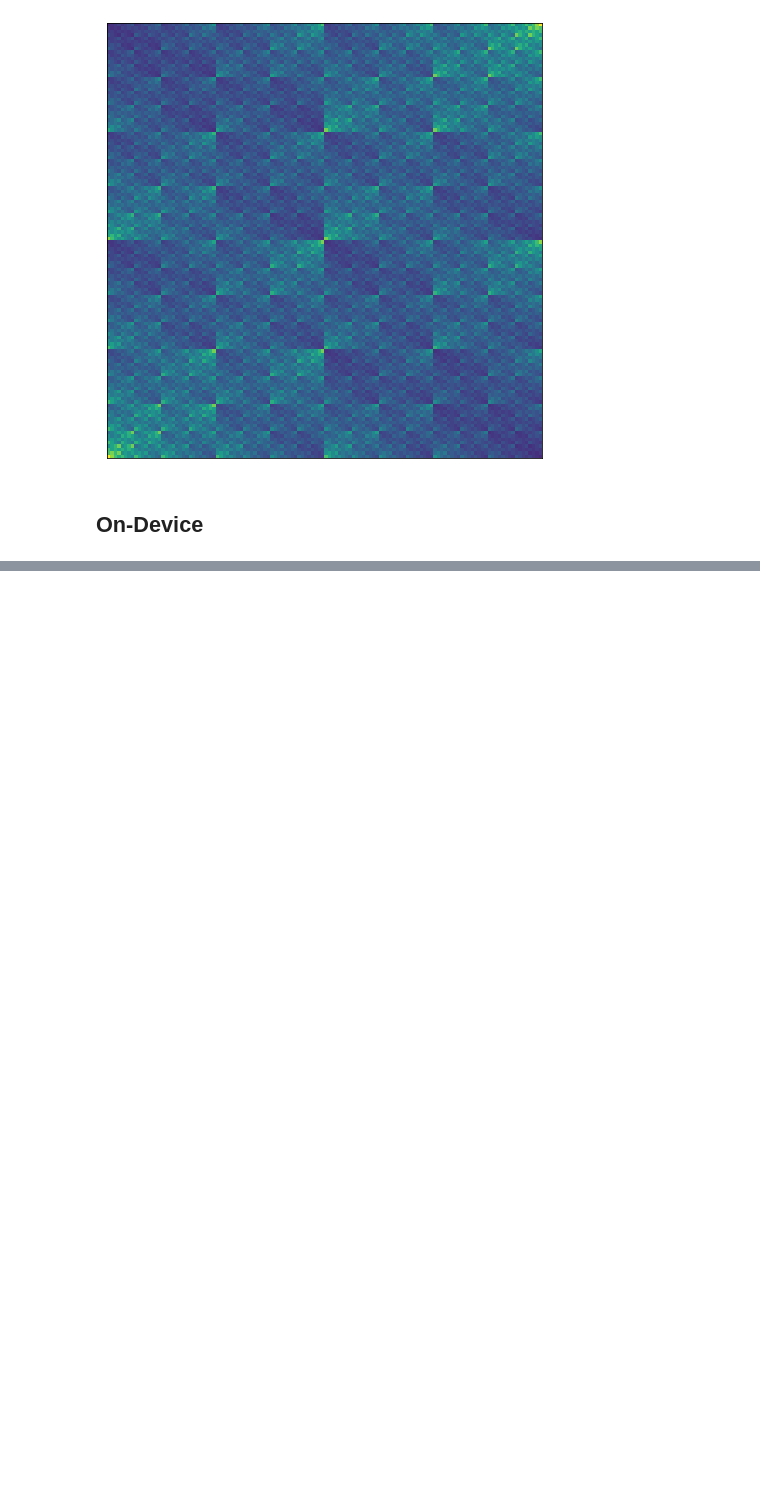
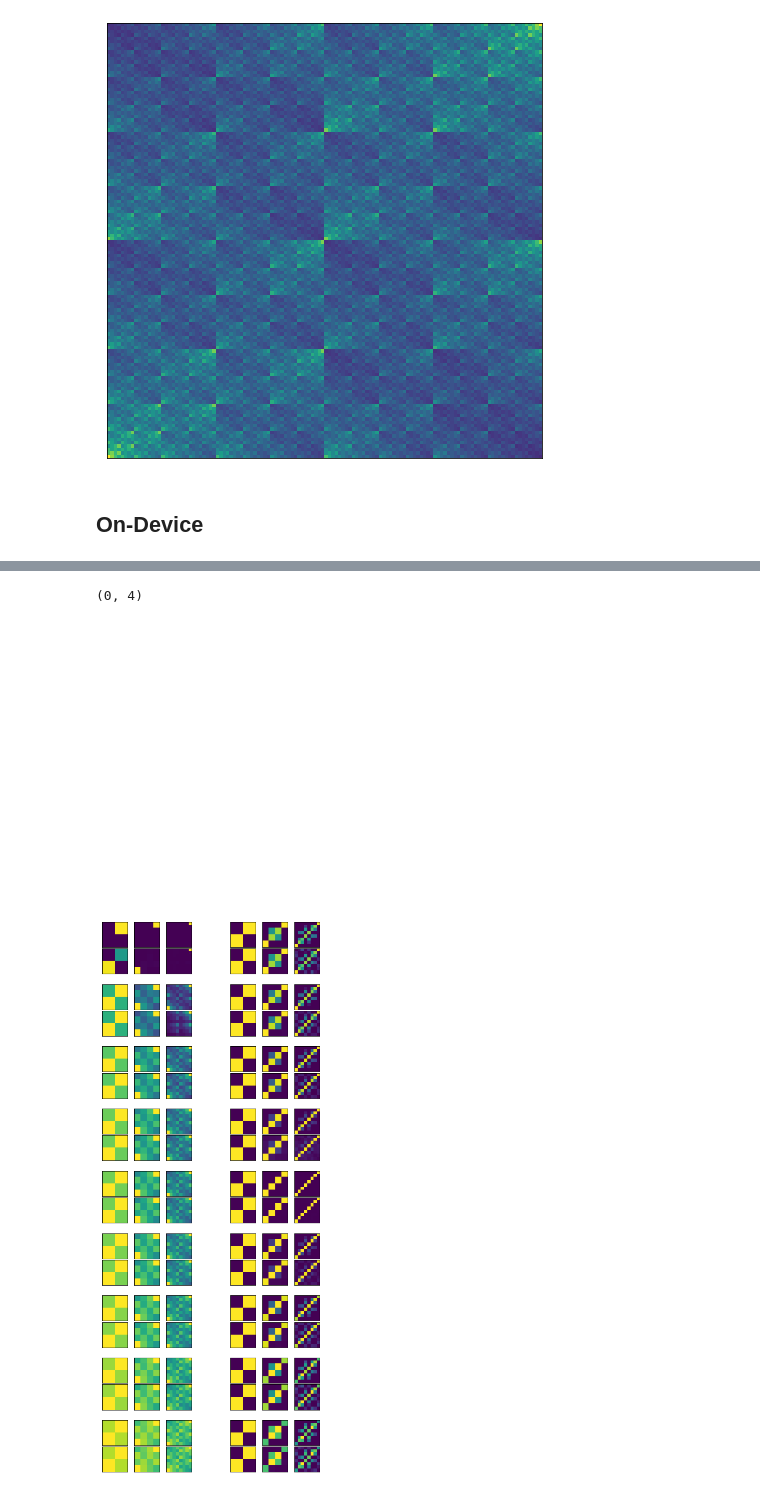
Before and after one commit to rumschuettel/quantum-benchmarks, a Jupyter notebook: HamiltonianSim/VQE-Ising.ipynb, the cells around one changed output, grey strips where cells are left out. Saved outputs shown, nothing was run; the diff lists cells and outputs as text; code cells hidden in the pictures; blank space fills up the shorter version.

```diff
--- a/HamiltonianSim/VQE-Ising.ipynb
+++ b/HamiltonianSim/VQE-Ising.ipynb
@@ -186,7 +254,7 @@ qubism_plot(result_cl['wavefunction'][0])
 results = {}
 for N in [2, 4, 6]:
     for ham_id, factory in [('heisenberg', Paulis_Heisenberg_NNN), ('ising', Paulis_TIM_NN)]:
-        for param in [0., .25, .4, .466, .5, .533, .6, .75, 1.]:
+        for param in HAMILTONIAN_PARAMS:
             key = (N,ham_id,param)
             entry = results[key] = {}
 
@@ -210,7 +278,7 @@ for N in [2, 4, 6]:
 
             def simulation_instance(run):
                 algo_input = EnergyInput(paulis)
-                result_sim = run_algorithm(AquaCfgDict(N+1, 1500*N, method='SLSQP'), algo_input)
+                result_sim = run_algorithm(AquaCfgDict(N, 1500*N, method='SLSQP'), algo_input)
 
                 energy = result_sim['energy']
                 if energy < entry['simulation']['energy']:
@@ -264,36 +334,44 @@ def index_2d(ll, v):
 layout_lookup = [[
     (N, ham_id, param)
     for ham_id in ['ising', 'heisenberg']
-    for N in [2, 4, 6]
-] for param in [.0, .1, .2, .3, .4, .5]]
+    for N in [2, 4, 6, 42]
+] for param in HAMILTONIAN_PARAMS]
 
-print(index_2d(layout_lookup,(2, 'heisenberg', 0, 'exact')))
-pp(layout_lookup)
+print(index_2d(layout_lookup,(2, 'heisenberg', 0)))
+# %% [output]
+(0, 4)
 # %%
-import matplotlib.gridspec as gridspec
 
 plt.axis('off')
 plt.tight_layout()
 
-fig = plt.figure(figsize=(6, 12))
+fig = plt.figure(figsize=(8, 18))
 nx = len(layout_lookup)
 ny = len(layout_lookup[0])
 outer = gridspec.GridSpec(nx, ny, wspace=0.2, hspace=0.2)
 
 for key in results:
     N, run_id, param = key
 
     entry = results[key]
-    cx,cy = index_2d(layout_lookup, key)
+    try:
+        cx,cy = index_2d(layout_lookup, key)
+    except TypeError:
+        print(key)
+        continue
+
     inner = gridspec.GridSpecFromSubplotSpec(2, 1, subplot_spec=outer[cx, cy], wspace=0.05, hspace=0.05)
 
     plot = plt.Subplot(fig, inner[0])
     qubism_plot(entry['exact']['state'], plot=plot)
     fig.add_subplot(plot)
 
     plot = plt.Subplot(fig, inner[1])
     qubism_plot(entry['simulation']['state'], plot=plot, vmax_vec=entry['exact']['state'])
     fig.add_subplot(plot)
 
 
-fig.savefig(r'qubism-plots.pdf', bbox_inches='tight')
+fig.savefig(r'vqe-ibm-q-sim.pdf', bbox_inches='tight')
+# %% [output]
+[figure, added]
+[figure, added]
```
Also changed, not shown: parts of 11 cells of this notebook.
